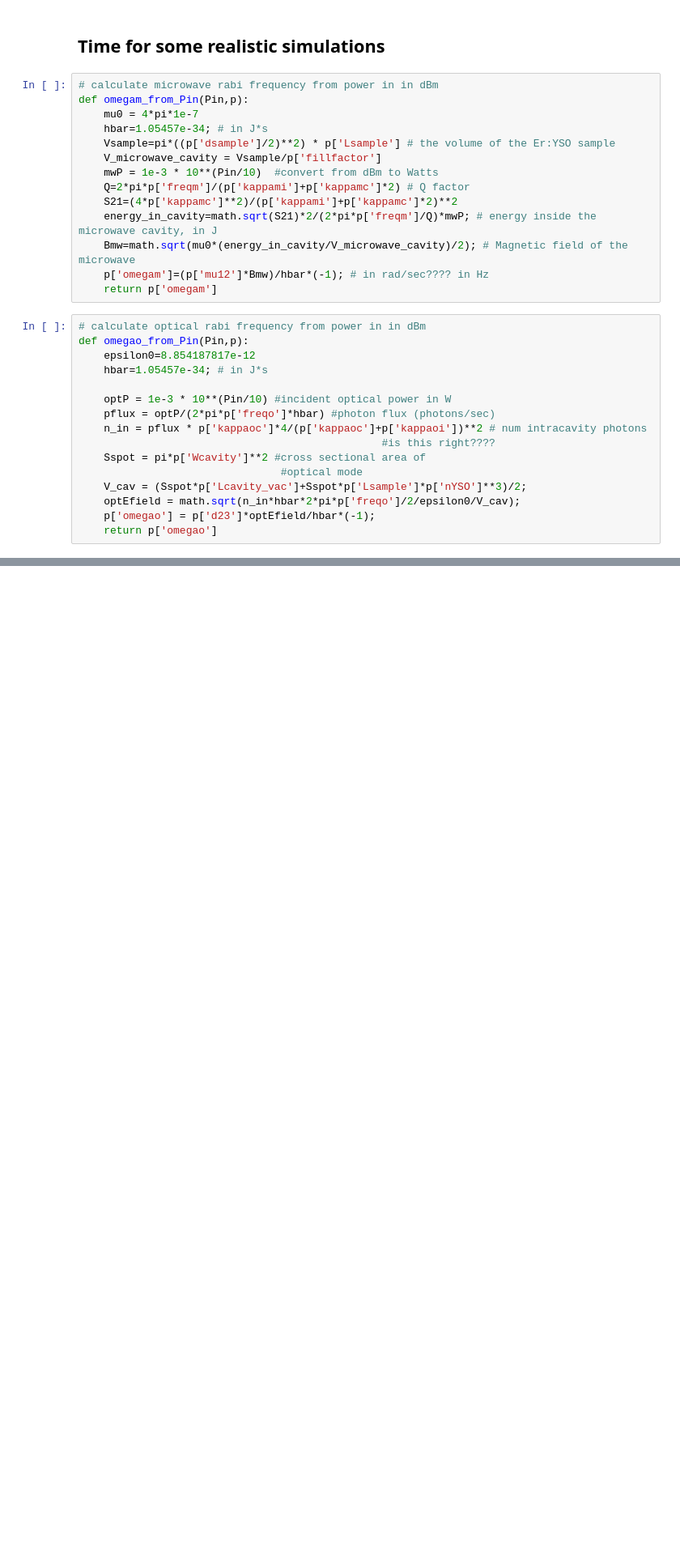
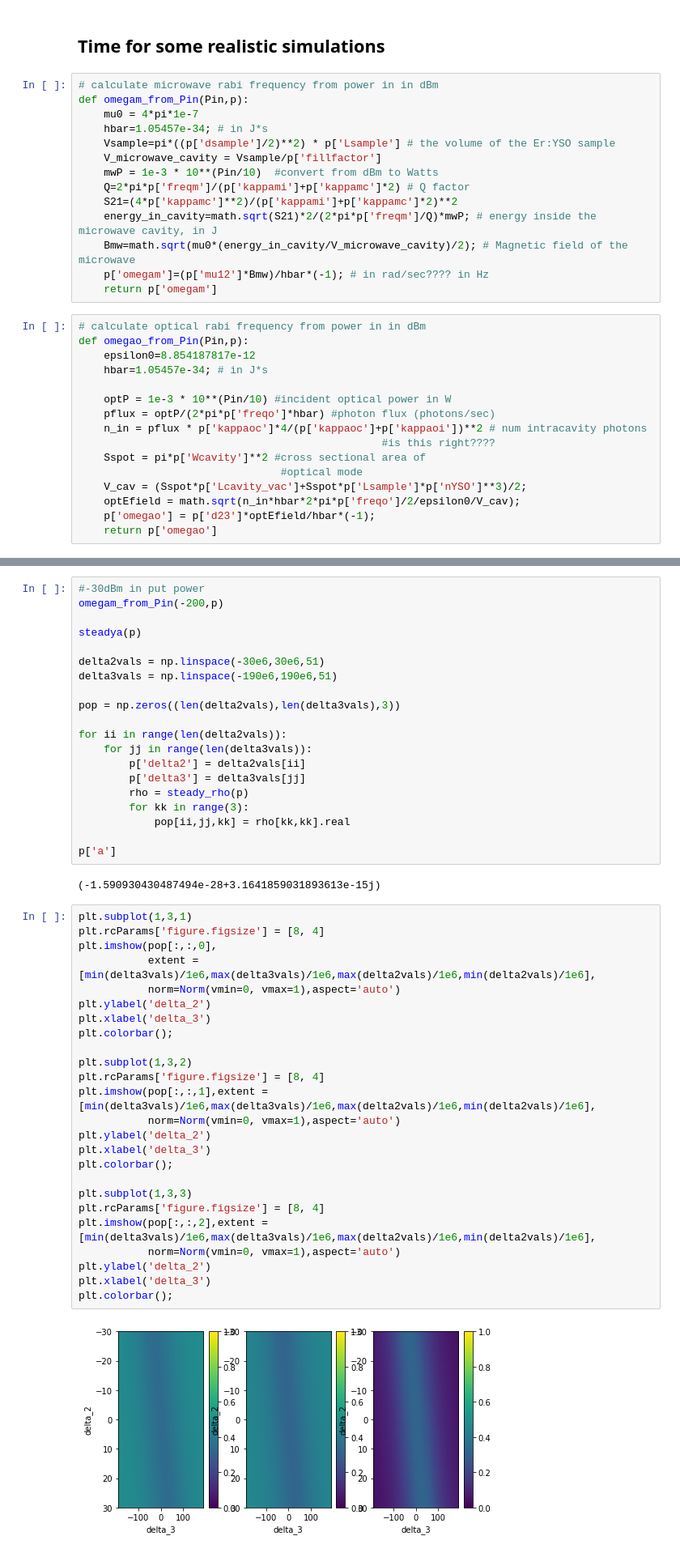
Before and after one commit to rareearthquantum/model_upconversion_peter, a Jupyter notebook: cavityenhancedraman.ipynb, the cells around one changed output, grey strips where cells are left out. Shown: that part at 81% size. Saved outputs shown, nothing was run; the diff lists cells and outputs as text; blank space fills up the shorter version.

```diff
--- a/cavityenhancedraman.ipynb
+++ b/cavityenhancedraman.ipynb
@@ -994,0 +1183,49 @@ def omegao_from_Pin(Pin,p):
+# %%
+#-30dBm in put power
+omegam_from_Pin(-200,p)
+
+steadya(p)
+
+delta2vals = np.linspace(-30e6,30e6,51)
+delta3vals = np.linspace(-190e6,190e6,51)
+
+pop = np.zeros((len(delta2vals),len(delta3vals),3))
+
+for ii in range(len(delta2vals)):
+    for jj in range(len(delta3vals)):
+        p['delta2'] = delta2vals[ii]
+        p['delta3'] = delta3vals[jj]
+        rho = steady_rho(p)
+        for kk in range(3):
+            pop[ii,jj,kk] = rho[kk,kk].real
+
+p['a']
+# %% [output]
+(-1.590930430487494e-28+3.1641859031893613e-15j)
+# %%
+plt.subplot(1,3,1)
+plt.rcParams['figure.figsize'] = [8, 4]
+plt.imshow(pop[:,:,0],
+           extent = [min(delta3vals)/1e6,max(delta3vals)/1e6,max(delta2vals)/1e6,min(delta2vals)/1e6],
+           norm=Norm(vmin=0, vmax=1),aspect='auto')
+plt.ylabel('delta_2')
+plt.xlabel('delta_3')
+plt.colorbar();
+
+plt.subplot(1,3,2)
+plt.rcParams['figure.figsize'] = [8, 4]
+plt.imshow(pop[:,:,1],extent = [min(delta3vals)/1e6,max(delta3vals)/1e6,max(delta2vals)/1e6,min(delta2vals)/1e6],
+           norm=Norm(vmin=0, vmax=1),aspect='auto')
+plt.ylabel('delta_2')
+plt.xlabel('delta_3')
+plt.colorbar();
+
+plt.subplot(1,3,3)
+plt.rcParams['figure.figsize'] = [8, 4]
+plt.imshow(pop[:,:,2],extent = [min(delta3vals)/1e6,max(delta3vals)/1e6,max(delta2vals)/1e6,min(delta2vals)/1e6],
+           norm=Norm(vmin=0, vmax=1),aspect='auto')
+plt.ylabel('delta_2')
+plt.xlabel('delta_3')
+plt.colorbar();
+# %% [output]
+[figure, added]
```
Also changed, not shown: parts of 30 cells of this notebook.
